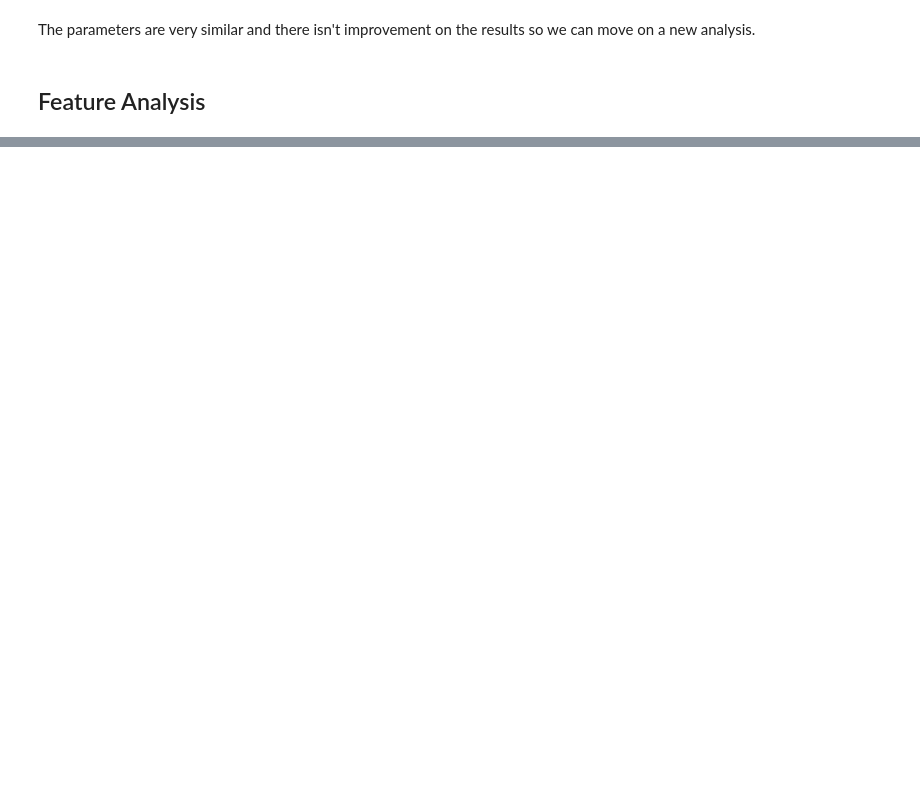
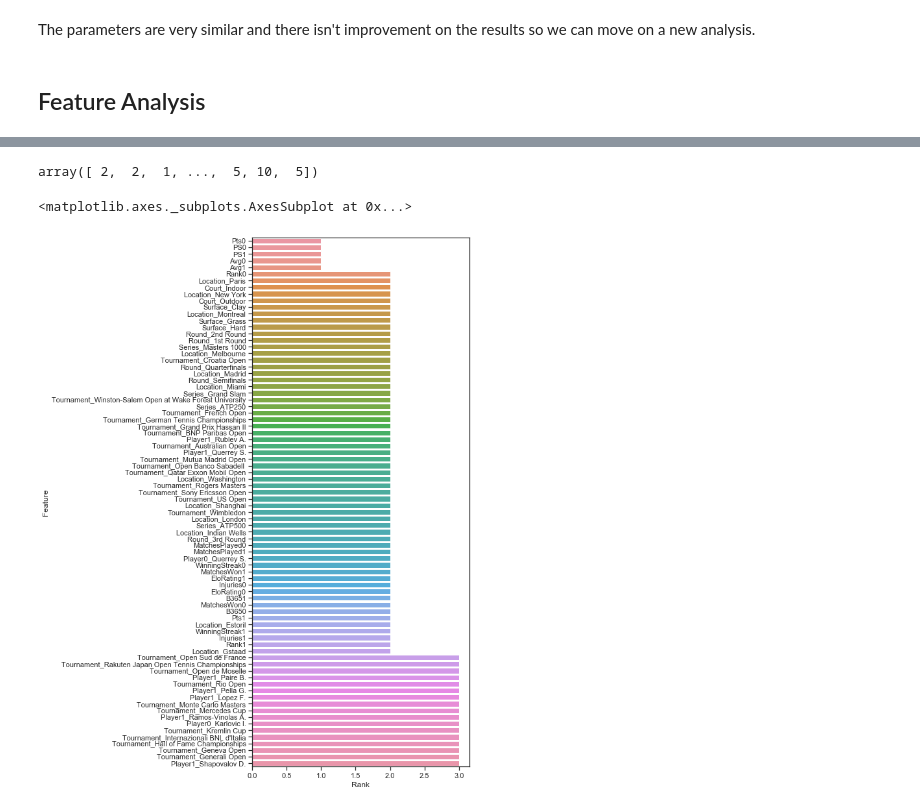
Before and after one commit to enrico-bagattin/tennis-betting, a Jupyter notebook: main.ipynb, the cells around one changed output, grey strips where cells are left out. Cells and saved outputs as stored; diff of their text form; code cells hidden in the pictures; blank space fills up the shorter version.

```diff
--- a/main.ipynb
+++ b/main.ipynb
@@ -757,0 +829,6 @@ The parameters are very similar and there isn't improvement on the results so we
+# %%
+from sklearn.feature_selection import RFE
+
+selector = RFE(rf, step=100, n_features_to_select=5)
+
+selector.fit(X,y)
@@ -757,0 +848,17 @@ The parameters are very similar and there isn't improvement on the results so we
+# %%
+selector.ranking_
+# %% [output]
+array([ 2,  2,  1, ...,  5, 10,  5])
+# %%
+featureImportance['Rank'] = selector.ranking_
+plotRank = featureImportance.sort_values(by='Rank').head(n=80)
+# %%
+import seaborn as sns
+import matplotlib.pyplot as plt
+
+f, ax = plt.subplots(figsize=(6, 15))
+
+sns.barplot(x="Rank", y="Feature", data=plotRank)
+# %% [output]
+<matplotlib.axes._subplots.AxesSubplot at 0x...>
+[figure, added]
```
Also changed, not shown: parts of 47 cells of this notebook, 4 other files.
